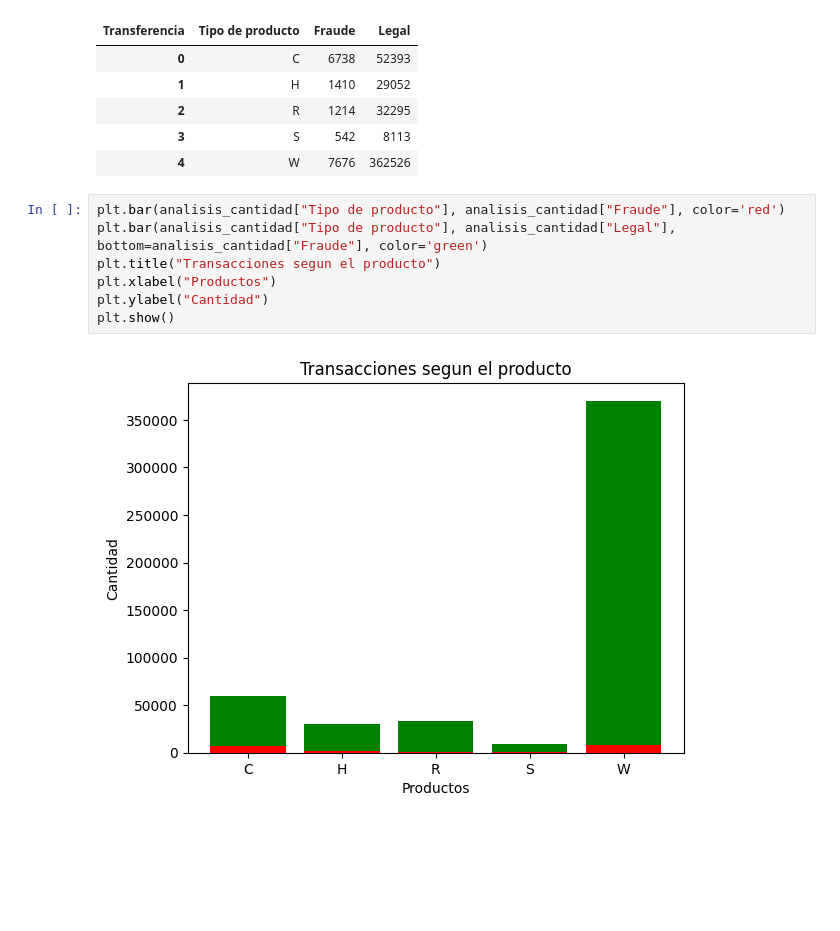
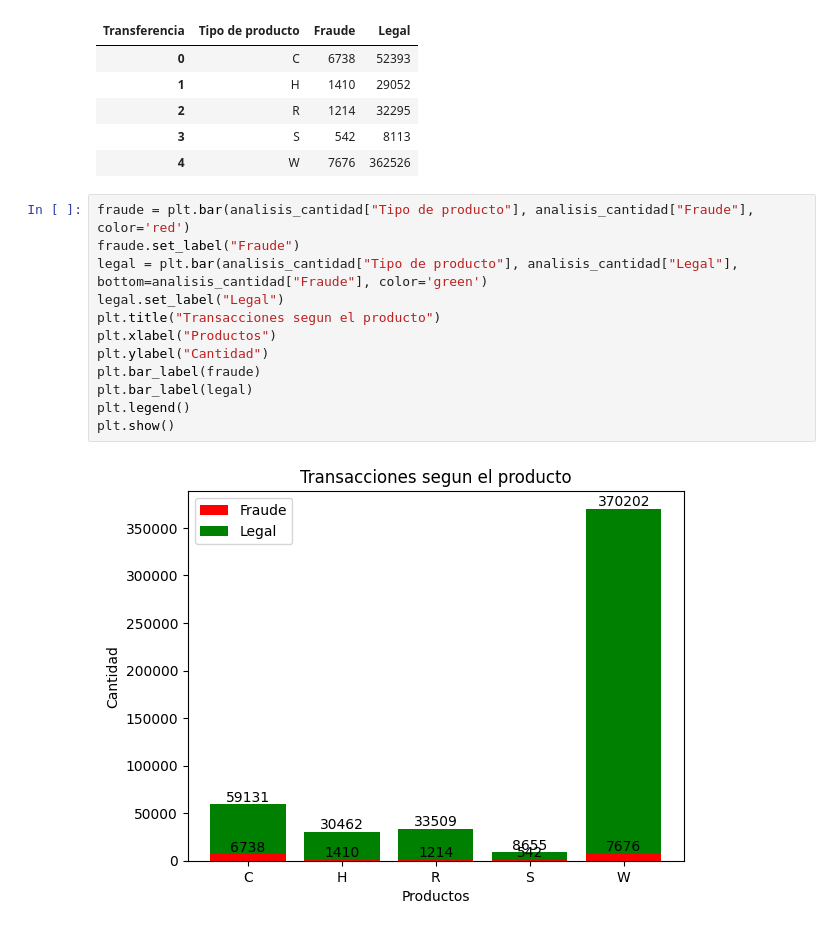
Before and after one commit to Brucejr09/Org-de-Datos-106828, a Jupyter notebook: stacked_barplot.ipynb, the cells around one changed output. Drawn from its saved outputs; the diff is of its cells as text; blank space fills up the shorter version.

Commit message:
Correccion de los primeros 2 plots

```diff
--- a/stacked_barplot.ipynb
+++ b/stacked_barplot.ipynb
@@ -37,11 +37,16 @@ analisis_cantidad
 | 3 | S | 542 | 8113 |
 | 4 | W | 7676 | 362526 |
 # %%
-plt.bar(analisis_cantidad["Tipo de producto"], analisis_cantidad["Fraude"], color='red')
-plt.bar(analisis_cantidad["Tipo de producto"], analisis_cantidad["Legal"], bottom=analisis_cantidad["Fraude"], color='green')
+fraude = plt.bar(analisis_cantidad["Tipo de producto"], analisis_cantidad["Fraude"], color='red')
+fraude.set_label("Fraude")
+legal = plt.bar(analisis_cantidad["Tipo de producto"], analisis_cantidad["Legal"], bottom=analisis_cantidad["Fraude"], color='green')
+legal.set_label("Legal")
 plt.title("Transacciones segun el producto")
 plt.xlabel("Productos")
 plt.ylabel("Cantidad")
+plt.bar_label(fraude)
+plt.bar_label(legal)
+plt.legend()
 plt.show()
 # %% [output]
-[figure, old version]
+[figure, new version]
```
Also changed, not shown: 1 other file.
